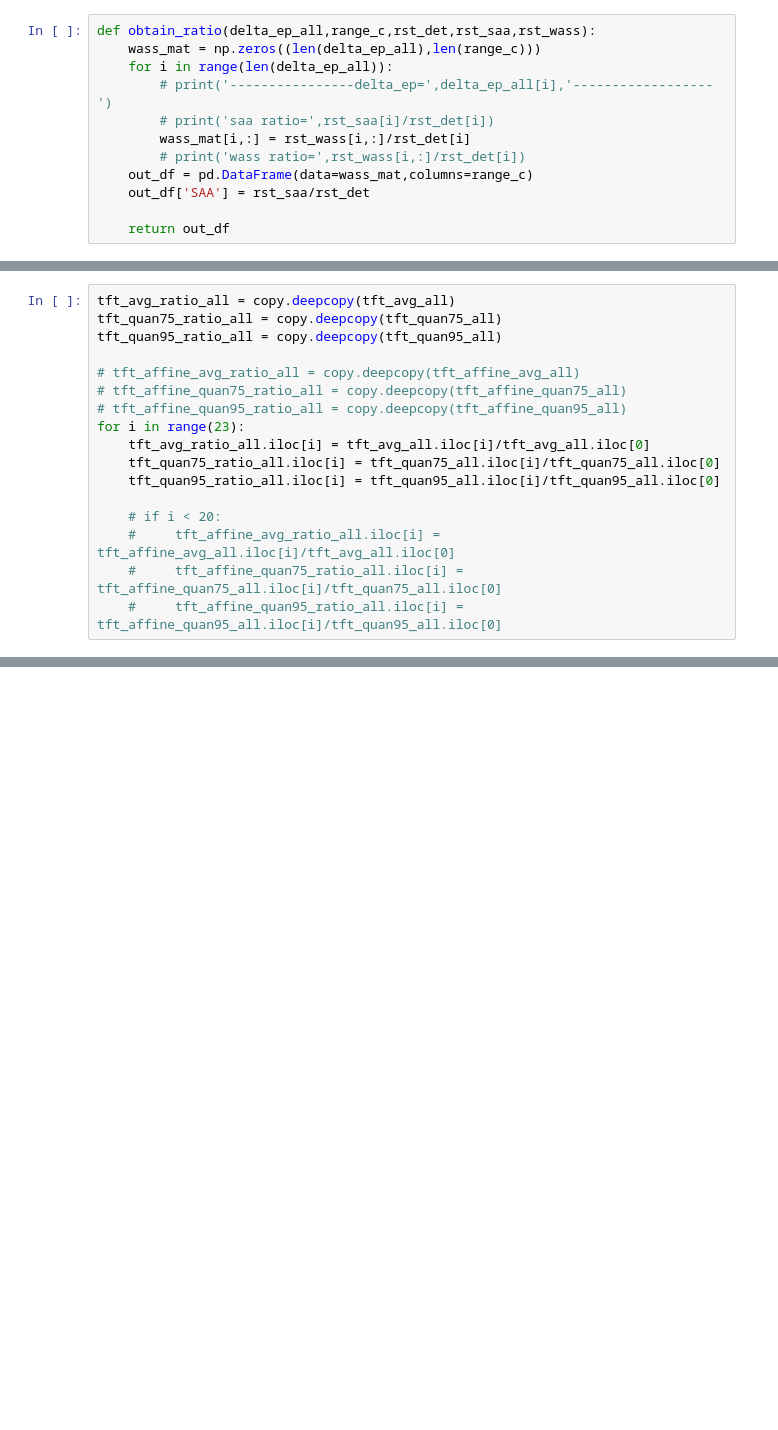
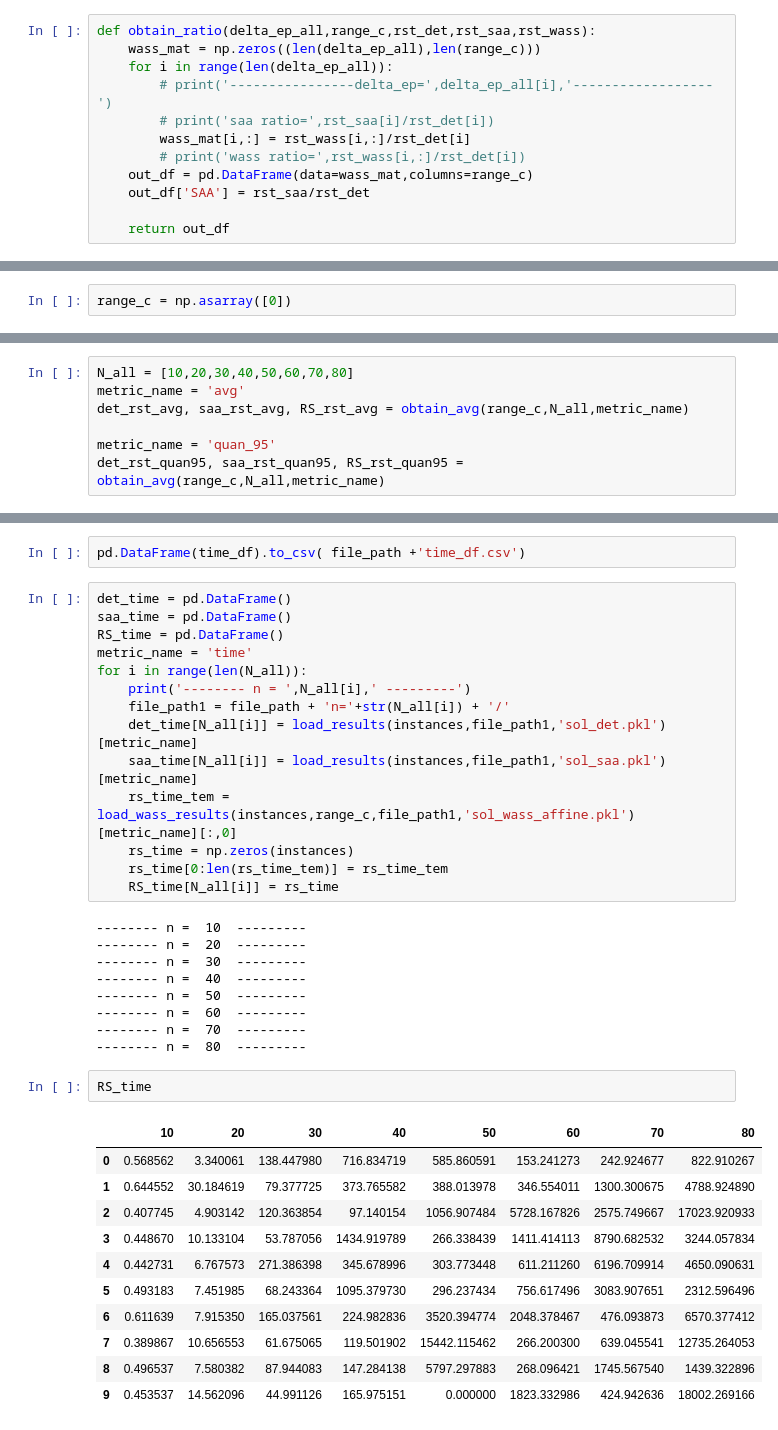
Before and after one commit to xunzhang-sjtu/Robust_scheduling_with_release_time, a Jupyter notebook: results_rand.ipynb, the cells around one changed output, grey strips where cells are left out. Drawn from its saved outputs; the diff is of its cells as text; blank space fills up the shorter version.

```diff
--- a/results_rand.ipynb
+++ b/results_rand.ipynb
@@ -274,17 +248,0 @@ tft_quan95_all.to_csv(project_path + '/data/tft_quan95_all.csv')
-# %%
-tft_avg_ratio_all = copy.deepcopy(tft_avg_all)
-tft_quan75_ratio_all = copy.deepcopy(tft_quan75_all)
-tft_quan95_ratio_all = copy.deepcopy(tft_quan95_all)
-
-# tft_affine_avg_ratio_all = copy.deepcopy(tft_affine_avg_all)
-# tft_affine_quan75_ratio_all = copy.deepcopy(tft_affine_quan75_all)
-# tft_affine_quan95_ratio_all = copy.deepcopy(tft_affine_quan95_all)
-for i in range(23):
-    tft_avg_ratio_all.iloc[i] = tft_avg_all.iloc[i]/tft_avg_all.iloc[0]
-    tft_quan75_ratio_all.iloc[i] = tft_quan75_all.iloc[i]/tft_quan75_all.iloc[0]
-    tft_quan95_ratio_all.iloc[i] = tft_quan95_all.iloc[i]/tft_quan95_all.iloc[0]
-
-    # if i < 20:
-    #     tft_affine_avg_ratio_all.iloc[i] = tft_affine_avg_all.iloc[i]/tft_avg_all.iloc[0]
-    #     tft_affine_quan75_ratio_all.iloc[i] = tft_affine_quan75_all.iloc[i]/tft_quan75_all.iloc[0]
-    #     tft_affine_quan95_ratio_all.iloc[i] = tft_affine_quan95_all.iloc[i]/tft_quan95_all.iloc[0]
@@ -619,0 +251,2 @@ pd.DataFrame(time_arr).to_csv(project_path + '/data/cpu.csv')
+# %%
+range_c = np.asarray([0])
@@ -619,0 +265,7 @@ pd.DataFrame(time_arr).to_csv(project_path + '/data/cpu.csv')
+# %%
+N_all = [10,20,30,40,50,60,70,80]
+metric_name = 'avg'
+det_rst_avg, saa_rst_avg, RS_rst_avg = obtain_avg(range_c,N_all,metric_name)
+
+metric_name = 'quan_95'
+det_rst_quan95, saa_rst_quan95, RS_rst_quan95 = obtain_avg(range_c,N_all,metric_name)
@@ -619,0 +364,39 @@ pd.DataFrame(time_arr).to_csv(project_path + '/data/cpu.csv')
+# %%
+pd.DataFrame(time_df).to_csv( file_path +'time_df.csv')
+# %%
+det_time = pd.DataFrame()
+saa_time = pd.DataFrame()
+RS_time = pd.DataFrame()
+metric_name = 'time'
+for i in range(len(N_all)):
+    print('-------- n = ',N_all[i],' ---------')
+    file_path1 = file_path + 'n='+str(N_all[i]) + '/'
+    det_time[N_all[i]] = load_results(instances,file_path1,'sol_det.pkl')[metric_name]
+    saa_time[N_all[i]] = load_results(instances,file_path1,'sol_saa.pkl')[metric_name]
+    rs_time_tem = load_wass_results(instances,range_c,file_path1,'sol_wass_affine.pkl')[metric_name][:,0]
+    rs_time = np.zeros(instances)
+    rs_time[0:len(rs_time_tem)] = rs_time_tem
+    RS_time[N_all[i]] = rs_time
+# %% [output]
+-------- n =  10  ---------
+-------- n =  20  ---------
+-------- n =  30  ---------
+-------- n =  40  ---------
+-------- n =  50  ---------
+-------- n =  60  ---------
+-------- n =  70  ---------
+-------- n =  80  ---------
+# %%
+RS_time
+# %% [output]
+|  | 10 | 20 | 30 | 40 | 50 | 60 | 70 | 80 |
+| 0 | 0.568562 | 3.340061 | 138.447980 | 716.834719 | 585.860591 | 153.241273 | 242.924677 | 822.910267 |
+| 1 | 0.644552 | 30.184619 | 79.377725 | 373.765582 | 388.013978 | 346.554011 | 1300.300675 | 4788.924890 |
+| 2 | 0.407745 | 4.903142 | 120.363854 | 97.140154 | 1056.907484 | 5728.167826 | 2575.749667 | 17023.920933 |
+| 3 | 0.448670 | 10.133104 | 53.787056 | 1434.919789 | 266.338439 | 1411.414113 | 8790.682532 | 3244.057834 |
+| 4 | 0.442731 | 6.767573 | 271.386398 | 345.678996 | 303.773448 | 611.211260 | 6196.709914 | 4650.090631 |
+| 5 | 0.493183 | 7.451985 | 68.243364 | 1095.379730 | 296.237434 | 756.617496 | 3083.907651 | 2312.596496 |
+| 6 | 0.611639 | 7.915350 | 165.037561 | 224.982836 | 3520.394774 | 2048.378467 | 476.093873 | 6570.377412 |
+| 7 | 0.389867 | 10.656553 | 61.675065 | 119.501902 | 15442.115462 | 266.200300 | 639.045541 | 12735.264053 |
+| 8 | 0.496537 | 7.580382 | 87.944083 | 147.284138 | 5797.297883 | 268.096421 | 1745.567540 | 1439.322896 |
+| 9 | 0.453537 | 14.562096 | 44.991126 | 165.975151 | 0.000000 | 1823.332986 | 424.942636 | 18002.269166 |
```
Also changed, not shown: parts of 68 cells of this notebook, 6 other files.
